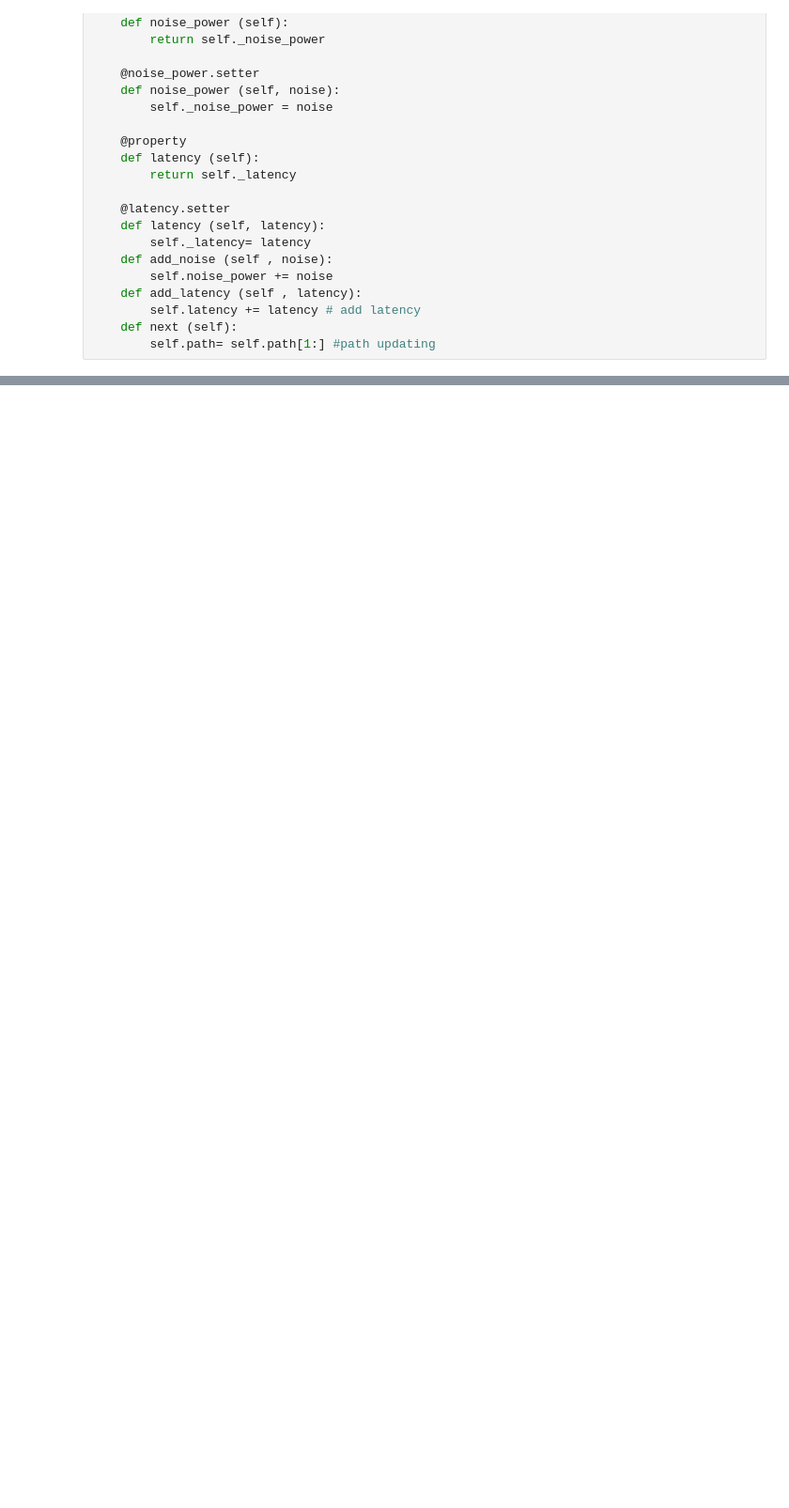
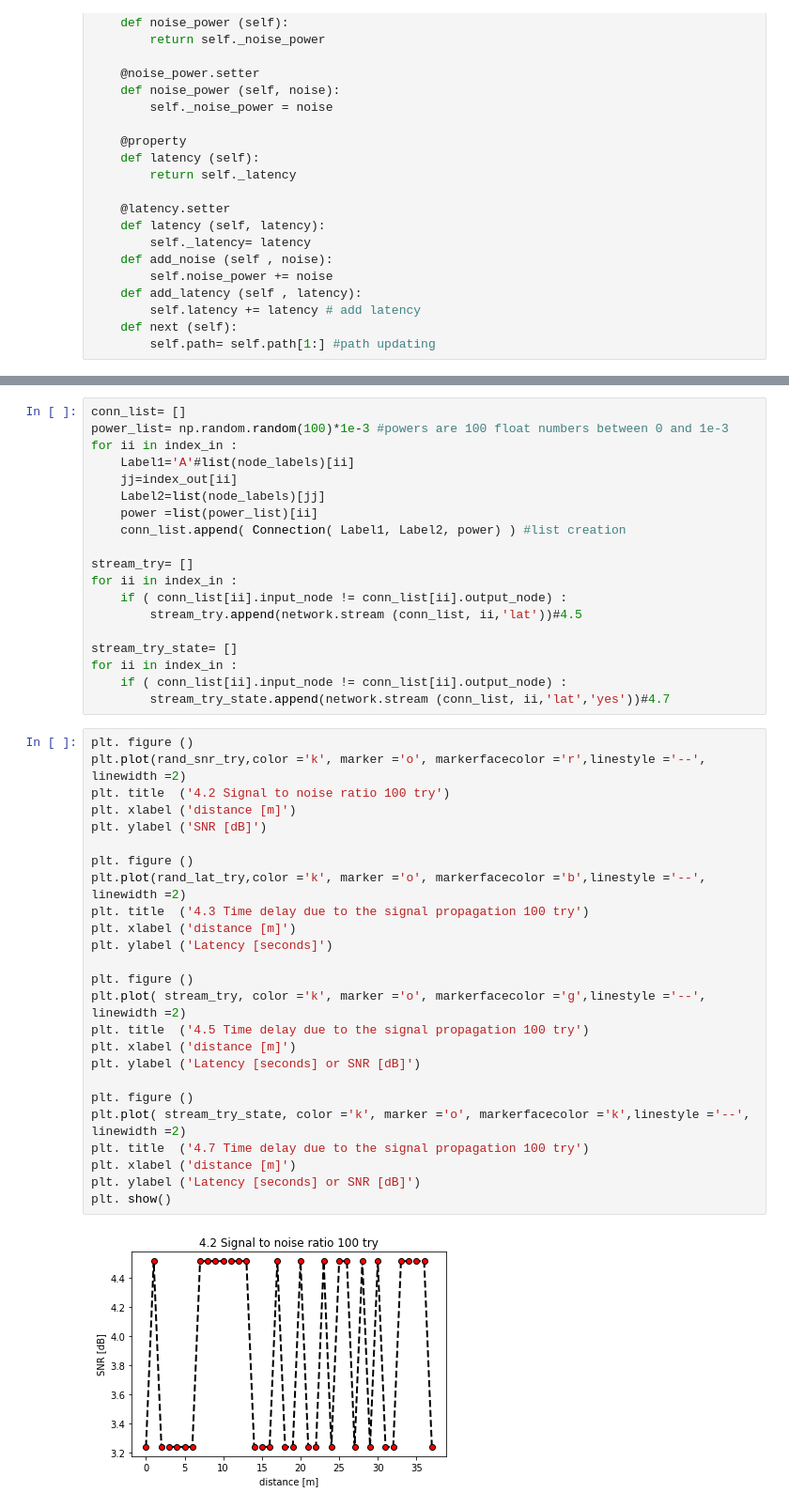
Before and after one commit to matteospano/OON, a Jupyter notebook: network_software_abstruction.ipynb, the cells around one changed output, grey strips where cells are left out. Shown at 94% size. Cells and saved outputs as stored; diff of their text form; blank space fills up the shorter version.

```diff
--- a/network_software_abstruction.ipynb
+++ b/network_software_abstruction.ipynb
@@ -267,0 +390,46 @@ plt. show()
+# %%
+conn_list= []
+power_list= np.random.random(100)*1e-3 #powers are 100 float numbers between 0 and 1e-3
+for ii in index_in :
+    Label1='A'#list(node_labels)[ii]
+    jj=index_out[ii]
+    Label2=list(node_labels)[jj]
+    power =list(power_list)[ii]
+    conn_list.append( Connection( Label1, Label2, power) ) #list creation
+
+stream_try= []
+for ii in index_in :
+    if ( conn_list[ii].input_node != conn_list[ii].output_node) :
+        stream_try.append(network.stream (conn_list, ii,'lat'))#4.5
+
+stream_try_state= []
+for ii in index_in :
+    if ( conn_list[ii].input_node != conn_list[ii].output_node) :
+        stream_try_state.append(network.stream (conn_list, ii,'lat','yes'))#4.7
+# %%
+plt. figure ()
+plt.plot(rand_snr_try,color ='k', marker ='o', markerfacecolor ='r',linestyle ='--', linewidth =2)
+plt. title  ('4.2 Signal to noise ratio 100 try')
+plt. xlabel ('distance [m]')
+plt. ylabel ('SNR [dB]')
+
+plt. figure ()
+plt.plot(rand_lat_try,color ='k', marker ='o', markerfacecolor ='b',linestyle ='--', linewidth =2)
+plt. title  ('4.3 Time delay due to the signal propagation 100 try')
+plt. xlabel ('distance [m]')
+plt. ylabel ('Latency [seconds]')
+
+plt. figure ()
+plt.plot( stream_try, color ='k', marker ='o', markerfacecolor ='g',linestyle ='--', linewidth =2)
+plt. title  ('4.5 Time delay due to the signal propagation 100 try')
+plt. xlabel ('distance [m]')
+plt. ylabel ('Latency [seconds] or SNR [dB]')
+
+plt. figure ()
+plt.plot( stream_try_state, color ='k', marker ='o', markerfacecolor ='k',linestyle ='--', linewidth =2)
+plt. title  ('4.7 Time delay due to the signal propagation 100 try')
+plt. xlabel ('distance [m]')
+plt. ylabel ('Latency [seconds] or SNR [dB]')
+plt. show()
+# %% [output]
+[figure, added]
```
Also changed, not shown: parts of 11 cells of this notebook.
